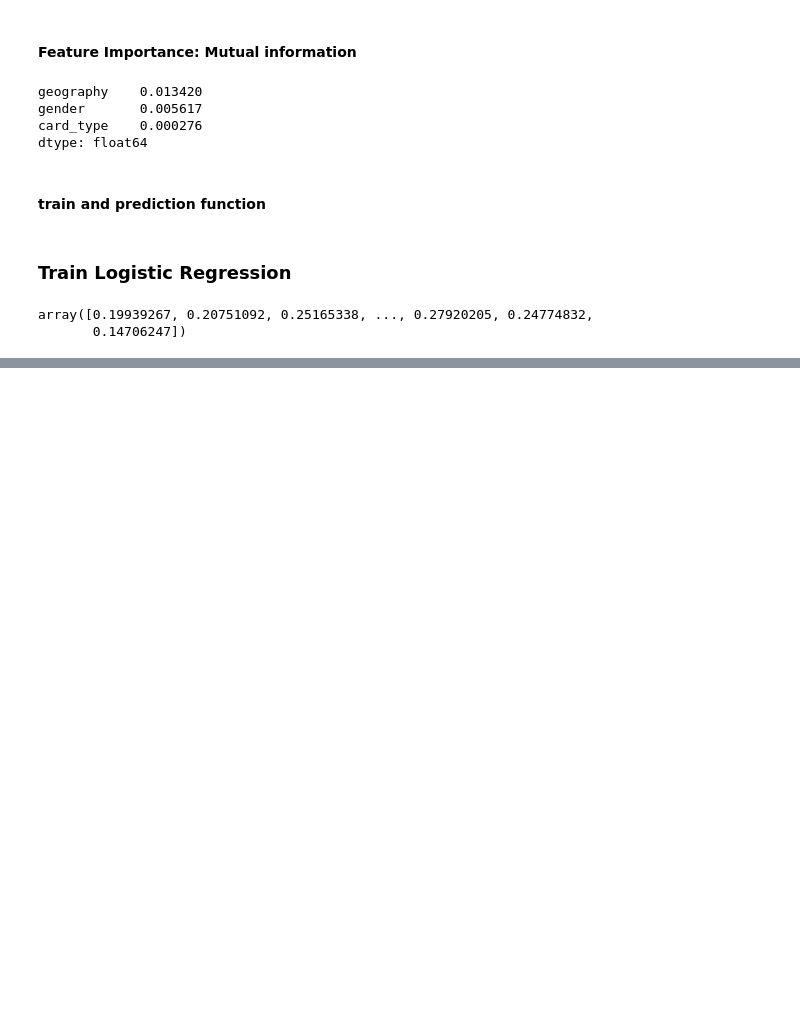
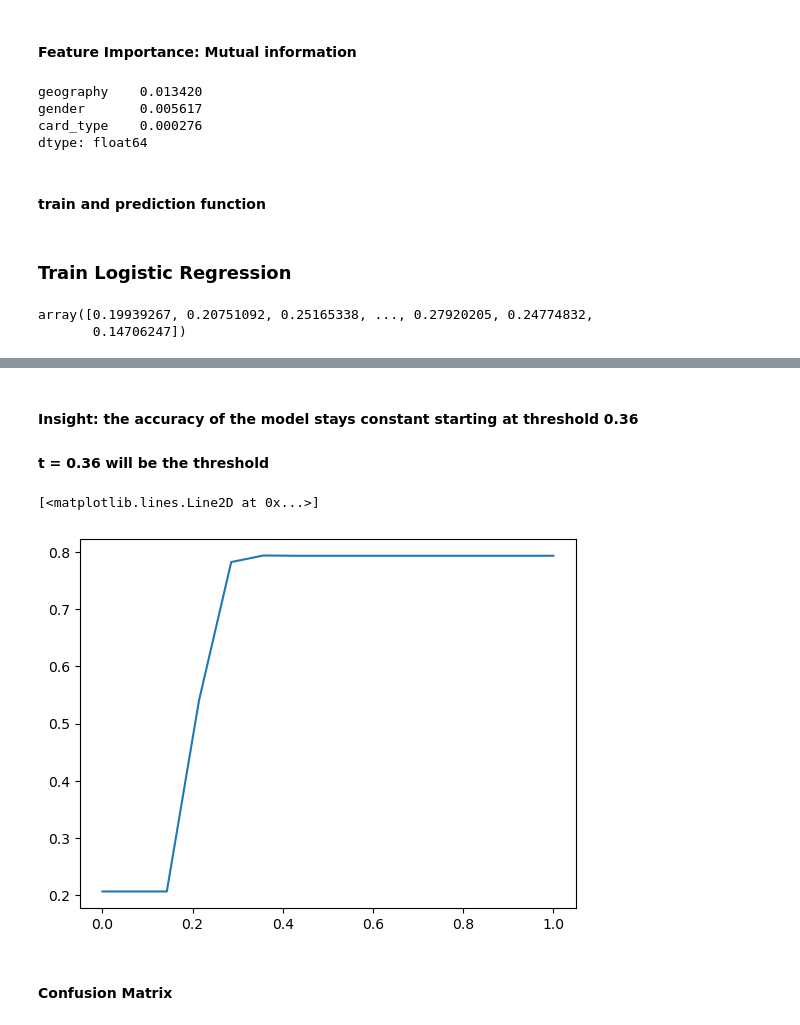
Before and after one commit to sam47-asfaw/bank-customer-churn-classification, a Jupyter notebook: notebook.ipynb, the cells around one changed output, grey strips where cells are left out. Saved outputs shown, nothing was run; the diff lists cells and outputs as text; code cells hidden in the pictures; blank space fills up the shorter version.

Commit message:
completed training the model

```diff
--- a/midterm_project.ipynb
+++ b/notebook.ipynb
@@ -303,7 +304,7 @@ dtype: float64
 # %% [markdown]
 #### train and prediction function
 # %%
-def train(df_train, y_train,current_model):
+def train(df_train, y_train,current_model, C=1.0):
     dicts = df_train[categorical + numerical].to_dict(orient='records')
 
     dv = DictVectorizer(sparse=False)
@@ -337,6 +336,3 @@ prediction
 # %% [output]
 array([0.19939267, 0.20751092, 0.25165338, ..., 0.27920205, 0.24774832,
        0.14706247])
-# %%
-churn_decision = (prediction >= 0.5)
-churn_decision
@@ -355,0 +341,9 @@ Accuracy of model is 0.793
+# %%
+thresholds = np.linspace(0,1,15)
+thresholds
+scores = []
+for t in thresholds:
+    churn_decision = (prediction >= t)
+    model_acc = (y_val == churn_decision).mean()
+    scores.append(model_acc)
+    print("For threshold %.2f accuracy of model is %.3f" %(t,model_acc))
@@ -355,0 +366,10 @@ Accuracy of model is 0.793
+# %% [markdown]
+#### Insight: the accuracy of the model stays constant starting at threshold 0.36
+#### t = 0.36 will be the threshold
+# %%
+plt.plot(thresholds, scores)
+# %% [output]
+[<matplotlib.lines.Line2D at 0x...>]
+[figure, added]
+# %% [markdown]
+#### Confusion Matrix
```
Also changed, not shown: parts of 34 cells of this notebook, 5 other files.
